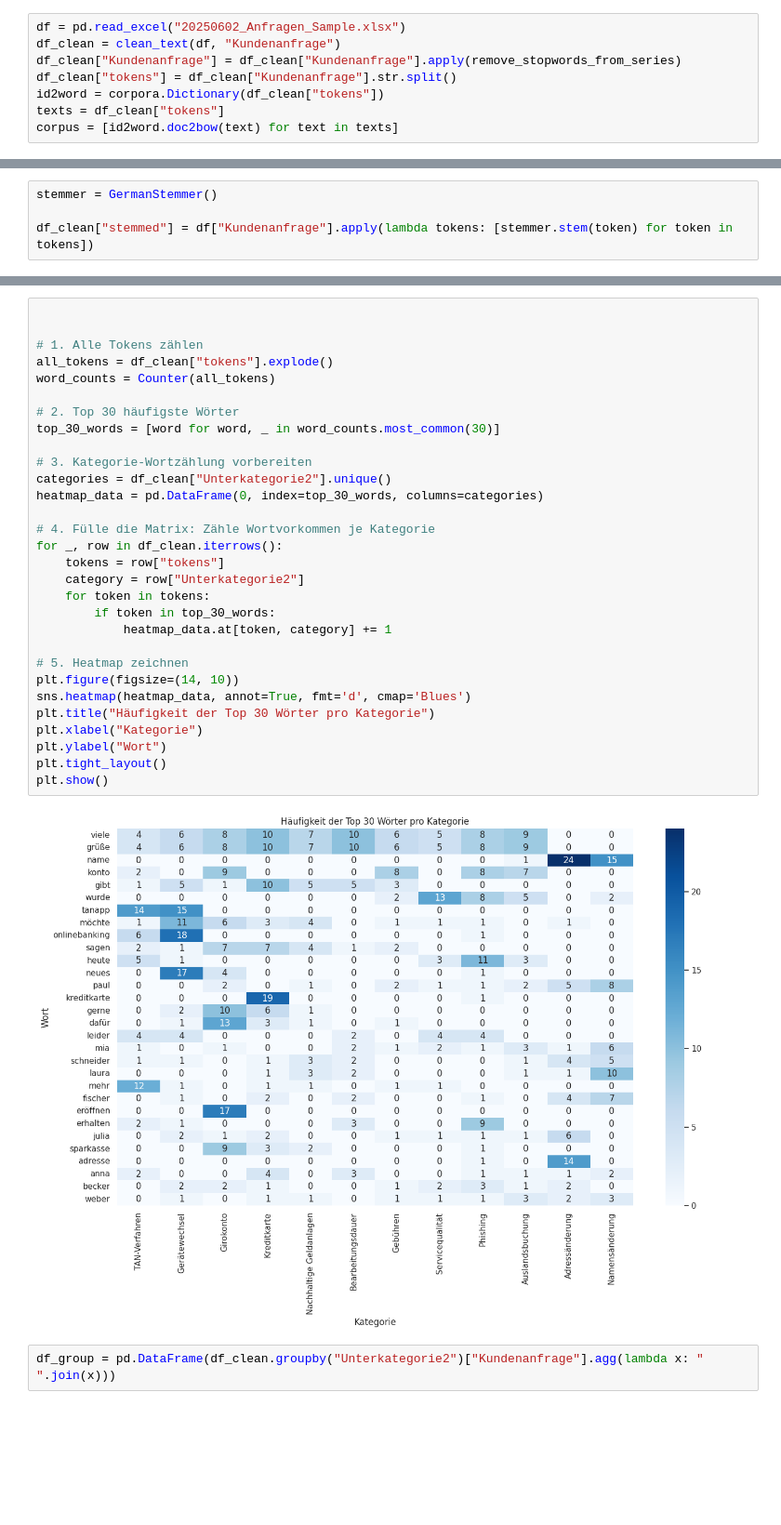
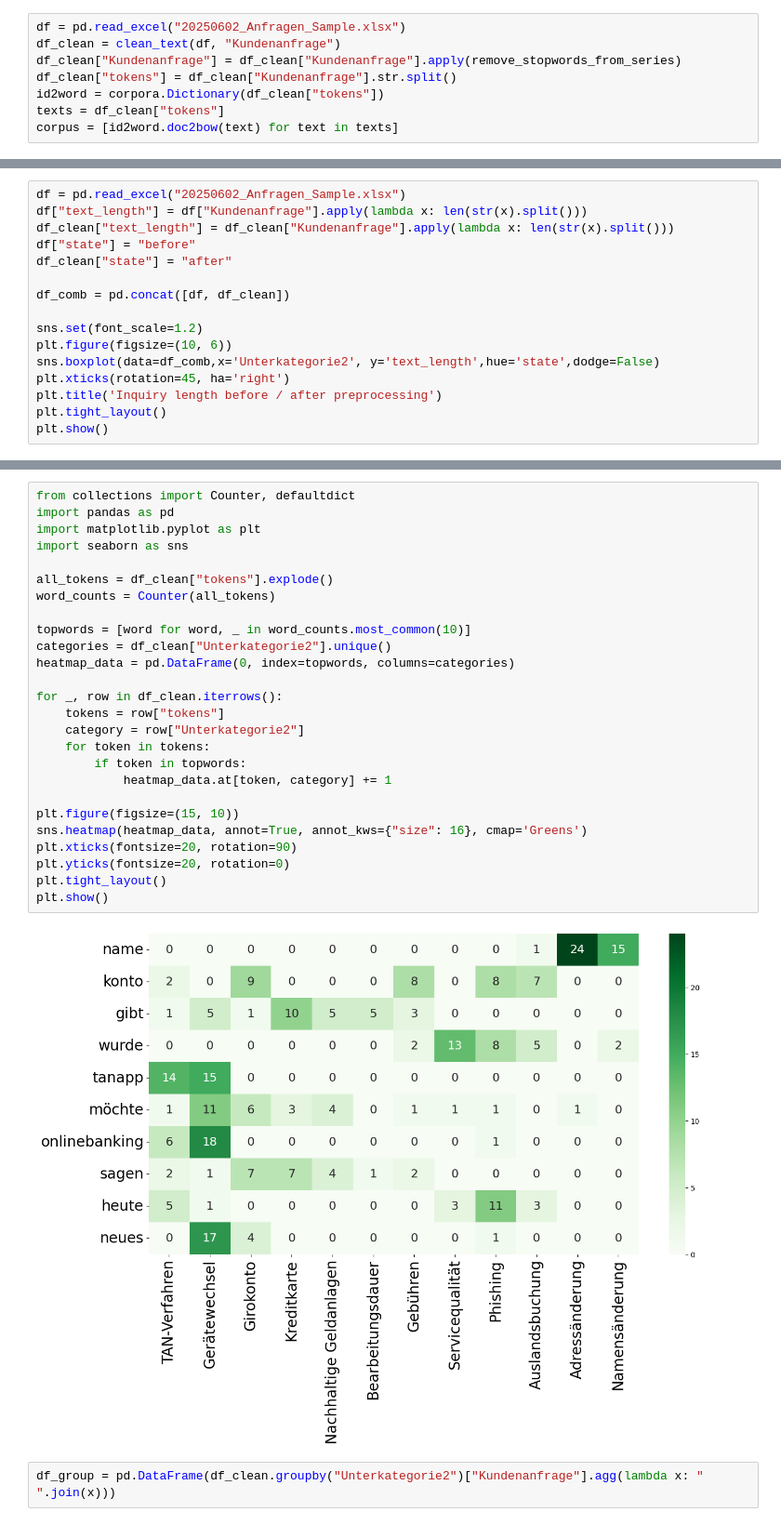
Before and after one commit to almilash/sparkasse_text_classification_challenge, a Jupyter notebook: model/Sparkasse_Challenge_AD-3.ipynb, the cells around one changed output, grey strips where cells are left out. Shown at 93% size. Drawn from its saved outputs; the diff is of its cells as text; blank space fills up the shorter version.

```diff
--- a/model/Sparkasse_Challenge_AD-3.ipynb
+++ b/model/Sparkasse_Challenge_AD-3.ipynb
@@ -152,4 +43,0 @@ Test Accuracy: 0.9600
-# %%
-stemmer = GermanStemmer()
-
-df_clean["stemmed"] = df["Kundenanfrage"].apply(lambda tokens: [stemmer.stem(token) for token in tokens])
@@ -175,0 +87,16 @@ plt.show()
+# %%
+df = pd.read_excel("20250602_Anfragen_Sample.xlsx")
+df["text_length"] = df["Kundenanfrage"].apply(lambda x: len(str(x).split()))
+df_clean["text_length"] = df_clean["Kundenanfrage"].apply(lambda x: len(str(x).split()))
+df["state"] = "before"
+df_clean["state"] = "after"
+
+df_comb = pd.concat([df, df_clean])
+
+sns.set(font_scale=1.2)
+plt.figure(figsize=(10, 6))
+sns.boxplot(data=df_comb,x='Unterkategorie2', y='text_length',hue='state',dodge=False)
+plt.xticks(rotation=45, ha='right')
+plt.title('Inquiry length before / after preprocessing')
+plt.tight_layout()
+plt.show()
@@ -176,35 +105,31 @@ plt.show()
 # %%
+from collections import Counter, defaultdict
+import pandas as pd
+import matplotlib.pyplot as plt
+import seaborn as sns
 
-
-# 1. Alle Tokens zählen
 all_tokens = df_clean["tokens"].explode()
 word_counts = Counter(all_tokens)
 
-# 2. Top 30 häufigste Wörter
-top_30_words = [word for word, _ in word_counts.most_common(30)]
+topwords = [word for word, _ in word_counts.most_common(10)]
+categories = df_clean["Unterkategorie2"].unique()
+heatmap_data = pd.DataFrame(0, index=topwords, columns=categories)
 
-# 3. Kategorie-Wortzählung vorbereiten
-categories = df_clean["Unterkategorie2"].unique()
-heatmap_data = pd.DataFrame(0, index=top_30_words, columns=categories)
-
-# 4. Fülle die Matrix: Zähle Wortvorkommen je Kategorie
 for _, row in df_clean.iterrows():
     tokens = row["tokens"]
     category = row["Unterkategorie2"]
     for token in tokens:
-        if token in top_30_words:
+        if token in topwords:
             heatmap_data.at[token, category] += 1
 
-# 5. Heatmap zeichnen
-plt.figure(figsize=(14, 10))
-sns.heatmap(heatmap_data, annot=True, fmt='d', cmap='Blues')
-plt.title("Häufigkeit der Top 30 Wörter pro Kategorie")
-plt.xlabel("Kategorie")
-plt.ylabel("Wort")
+plt.figure(figsize=(15, 10))
+sns.heatmap(heatmap_data, annot=True, annot_kws={"size": 16}, cmap='Greens')
+plt.xticks(fontsize=20, rotation=90)
+plt.yticks(fontsize=20, rotation=0)
 plt.tight_layout()
 plt.show()
 # %% [output]
-[figure, old version]
+[figure, new version]
 # %%
 df_group = pd.DataFrame(df_clean.groupby("Unterkategorie2")["Kundenanfrage"].agg(lambda x: " ".join(x)))
 # %%
```
Also changed, not shown: parts of 37 cells of this notebook.
